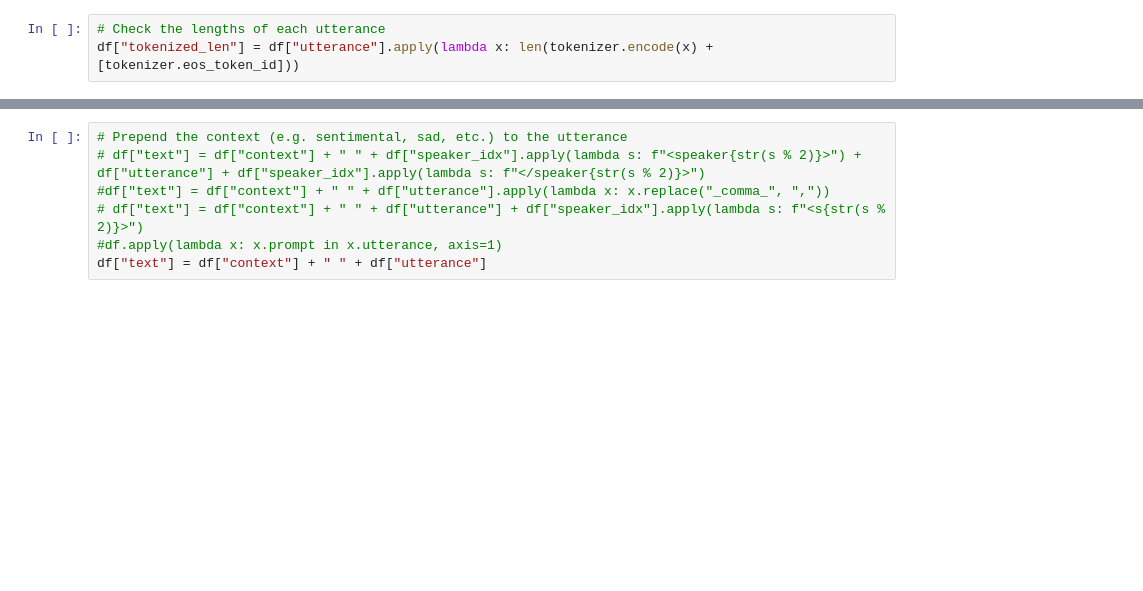
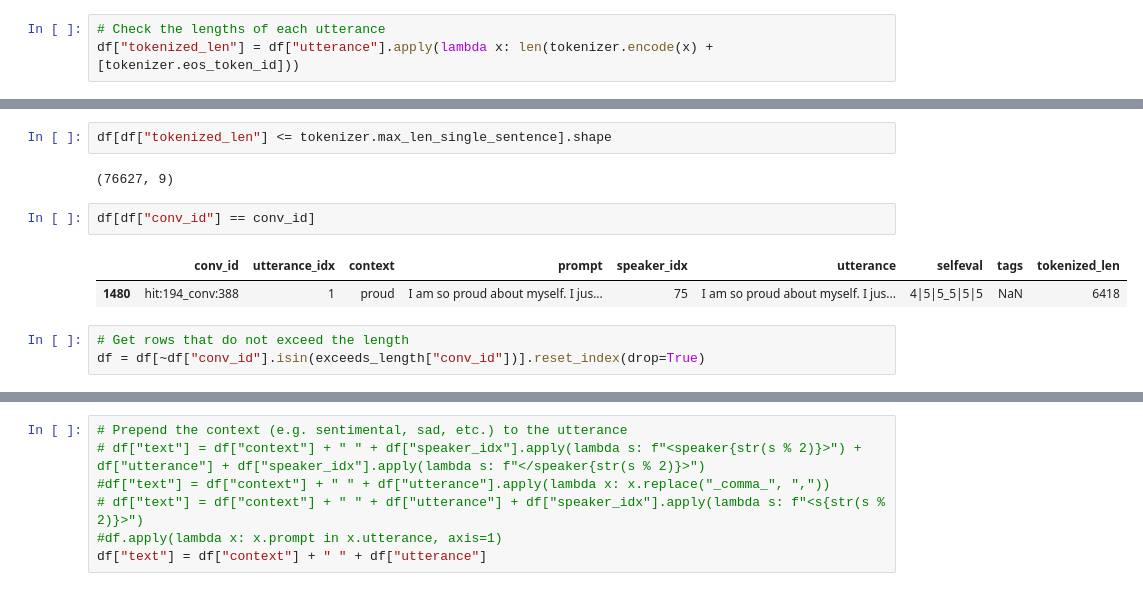
Before and after one commit to SolipsisAI/research, a Jupyter notebook: notebooks/ed-dialogueset.ipynb, the cells around one changed output, grey strips where cells are left out. Saved outputs shown, nothing was run; the diff lists cells and outputs as text; blank space fills up the shorter version.

```diff
--- a/notebooks/ed-dialogueset.ipynb
+++ b/notebooks/ed-dialogueset.ipynb
@@ -156,3 +160,15 @@ exceeds_length
+# %%
+df[df["tokenized_len"] <= tokenizer.max_len_single_sentence].shape
+# %% [output]
+(76627, 9)
+# %%
+df[df["conv_id"] == conv_id]
+# %% [output]
+|  | conv_id | utterance_idx | context | prompt | speaker_idx | utterance | selfeval | tags | tokenized_len |
+| 1480 | hit:194_conv:388 | 1 | proud | I am so proud about myself. I jus... | 75 | I am so proud about myself. I jus... | 4|5|5_5|5|5 | NaN | 6418 |
+# %%
+# Get rows that do not exceed the length
+df = df[~df["conv_id"].isin(exceeds_length["conv_id"])].reset_index(drop=True)
 # %%
 df[["conv_id", "utterance_idx", "speaker_idx", "utterance"]]
 # %% [output]
```
Also changed, not shown: parts of 17 cells of this notebook, 2 other files.
